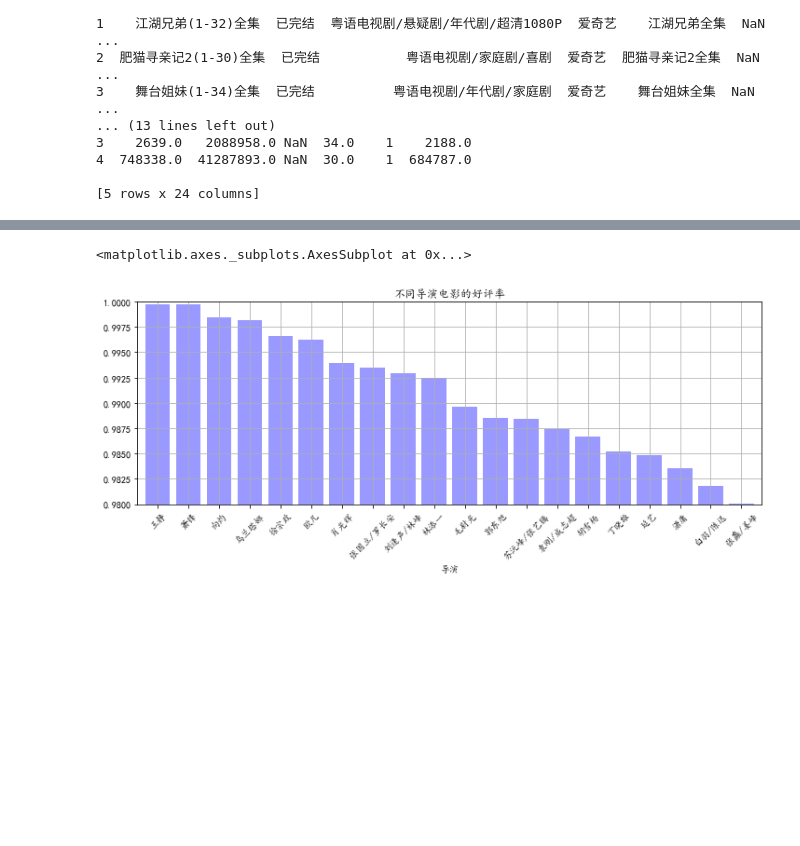
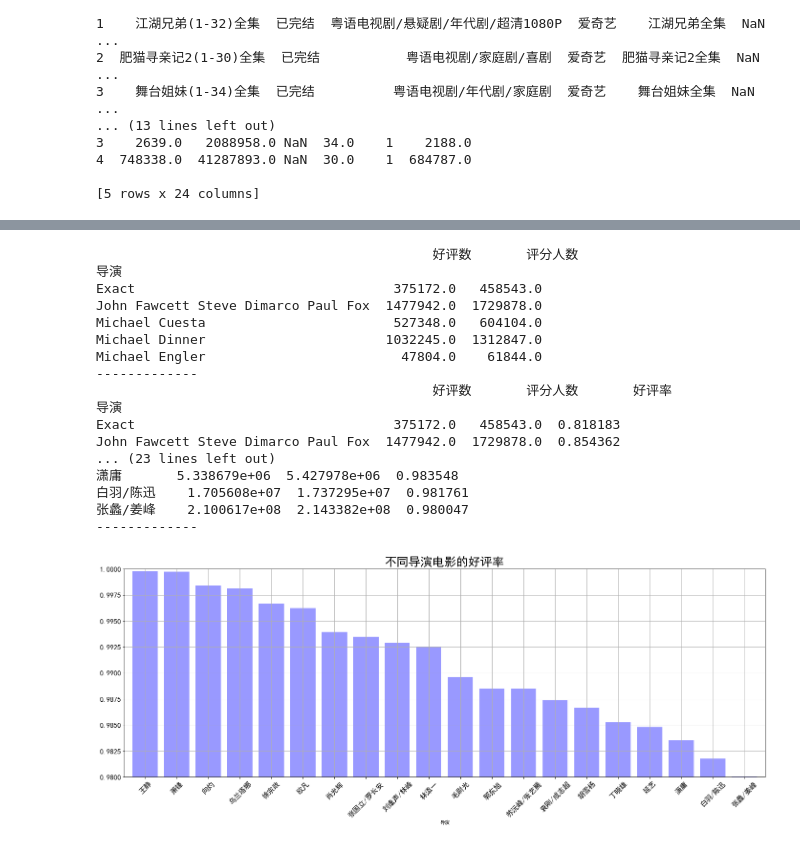
Before and after one commit to JasonYangCode/Project01_MovieDataProcessingAndAnalysis, a Jupyter notebook: MovieDataProcessingAndAnalysis.ipynb, the cells around one changed output, grey strips where cells are left out. Cells and saved outputs as stored; diff of their text form; code cells hidden in the pictures; blank space fills up the shorter version.

```diff
--- a/MovieDataProcessingAndAnalysis.ipynb
+++ b/MovieDataProcessingAndAnalysis.ipynb
@@ -41,7 +24,7 @@
 import pandas as pd
 import numpy as np
 import matplotlib.pyplot as plt
-plt.rcParams['font.sans-serif'] = ['KaiTi']
+plt.rcParams['font.sans-serif'] = ['SimHei']
 plt.rcParams['axes.unicode_minus'] = False
 
 %matplotlib inline
@@ -107,18 +137,16 @@ print(data_c1.head(10))
 # %%
-# 数据清洗 - 时间标签转化
-# 将时间字段改为时间标签
-# 要求：创建函数
-# 提示：需要将中文日期转化为非中文日期，例如 2016年5月24日 → 2016.5.24
+# 1.2将时间字段改为时间标签
+# 将时间字段改为时间标签，例如 2016年5月24日 → 2016.5.24
 
-def data_time(df,*cols):
+def data_time(df,*cols):  # *cols可变参数
     for col in cols:
-        df[col] = df[col].str.replace('年','.')
-        df[col] = df[col].str.replace('月','.')
-        df[col] = df[col].str.replace('日','')
+        df[col] = df[col].astype(str).replace('年','.')
+        df[col] = df[col].astype(str).replace('月','.')
+        df[col] = df[col].astype(str).replace('日','')
         df[col] = pd.to_datetime(df[col])
     return(df)
 # 该函数将输入列名的列，改为DatetimeIndex格式
 
 data_c2 = data_time(data_c1,'数据获取日期')
-print(data_c2.head(10))
+print(data_c2.head())
 # %% [output]
@@ -142,28 +170,49 @@ print(data_c2.head(10))
 # %%
-# 问题1 分析出不同导演电影的好评率，并筛选出TOP20
-# 要求：
-# ① 计算统计出不同导演的好评率，不要求创建函数
-# ② 通过多系列柱状图，做图表可视化
-# 提示：
-# ① 好评率 = 好评数 / 评分人数
+# 2.1分析出不同导演电影的好评率，并筛选出TOP20
+# 2.2通过多系列柱状图，做图表可视化
+
 
 df_q1 = data_c2.groupby('导演')[['好评数','评分人数']].sum()
+print(df_q1.head())
+print('-------------')
 df_q1['好评率'] = df_q1['好评数'] / df_q1['评分人数']
-result_q1 = df_q1.sort_values(['好评率'], ascending=False)[:20]
+print(df_q1.head())
+print('-------------')
+result_q1 = df_q1.sort_values(['好评率'], ascending=False)[:20]  # ascending=False降序
+print(result_q1)
+print('-------------')
 # 计算统计不同导演的好评率
 
-result_q1['好评率'].plot(kind='bar',
+fig = result_q1['好评率'].plot(kind='bar',
        color = 'b',
        width = 0.8,
        alpha = 0.4,
        rot = 45,
        grid = True,
-       ylim = [0.98,1],
-       figsize = (12,4),
+       ylim = [0.98,1],  # y坐标不能以0开始，否则各数据的柱状图区分度不高
+       figsize = (24,8),
        title = '不同导演电影的好评率')
+fig.axes.title.set_size(25)
+plt.tick_params(labelsize=15)
 # %% [output]
-<matplotlib.axes._subplots.AxesSubplot at 0x...>
+                                           好评数       评分人数
+导演
+Exact                                 375172.0   458543.0
+John Fawcett Steve Dimarco Paul Fox  1477942.0  1729878.0
+Michael Cuesta                        527348.0   604104.0
+Michael Dinner                       1032245.0  1312847.0
+Michael Engler                         47804.0    61844.0
+-------------
+                                           好评数       评分人数       好评率
+导演
+Exact                                 375172.0   458543.0  0.818183
+John Fawcett Steve Dimarco Paul Fox  1477942.0  1729878.0  0.854362
+... (23 lines left out)
+潇庸       5.338679e+06  5.427978e+06  0.983548
+白羽/陈迅    1.705608e+07  1.737295e+07  0.981761
+张蠡/姜峰    2.100617e+08  2.143382e+08  0.980047
+-------------
-[figure, old version]
+[figure, new version]
 # %%
 # 问题2 统计分析2001-2016年每年评影人数总量
 # 要求：
```
Also changed, not shown: parts of 9 cells of this notebook, 3 other files.
